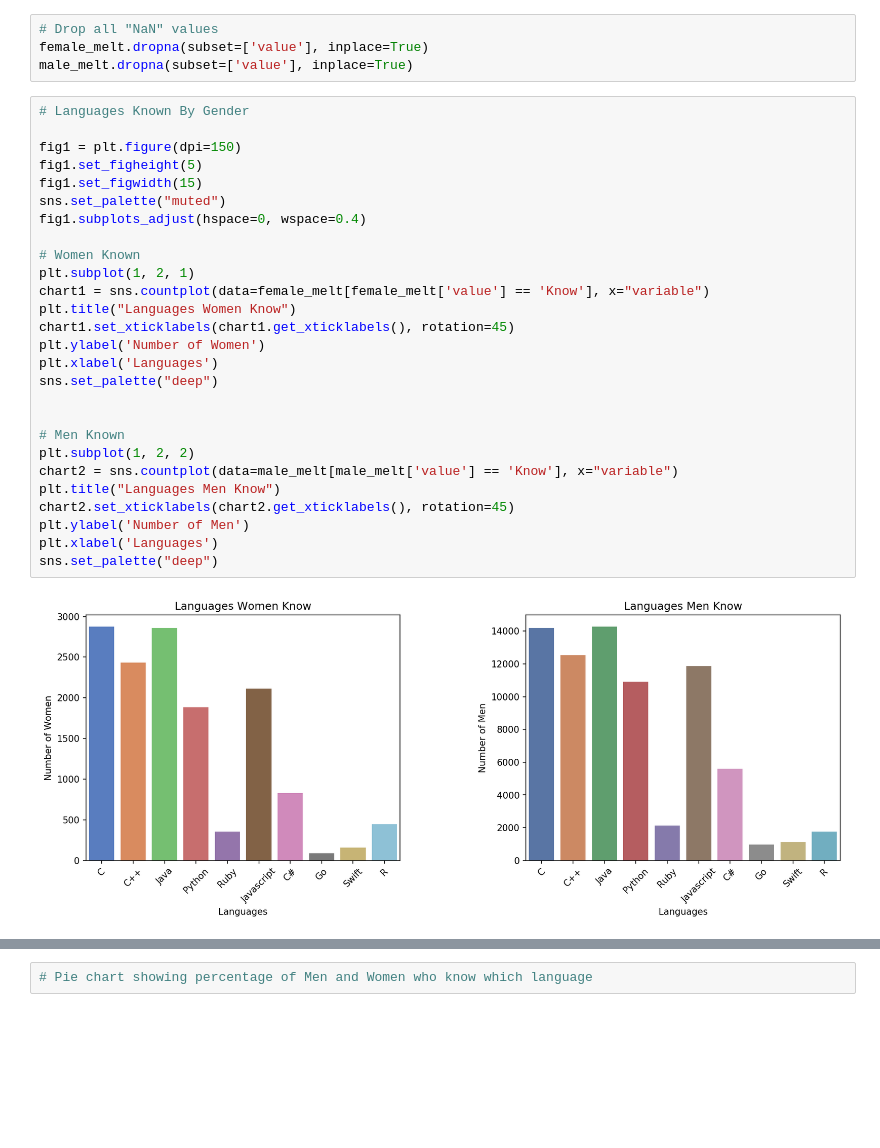
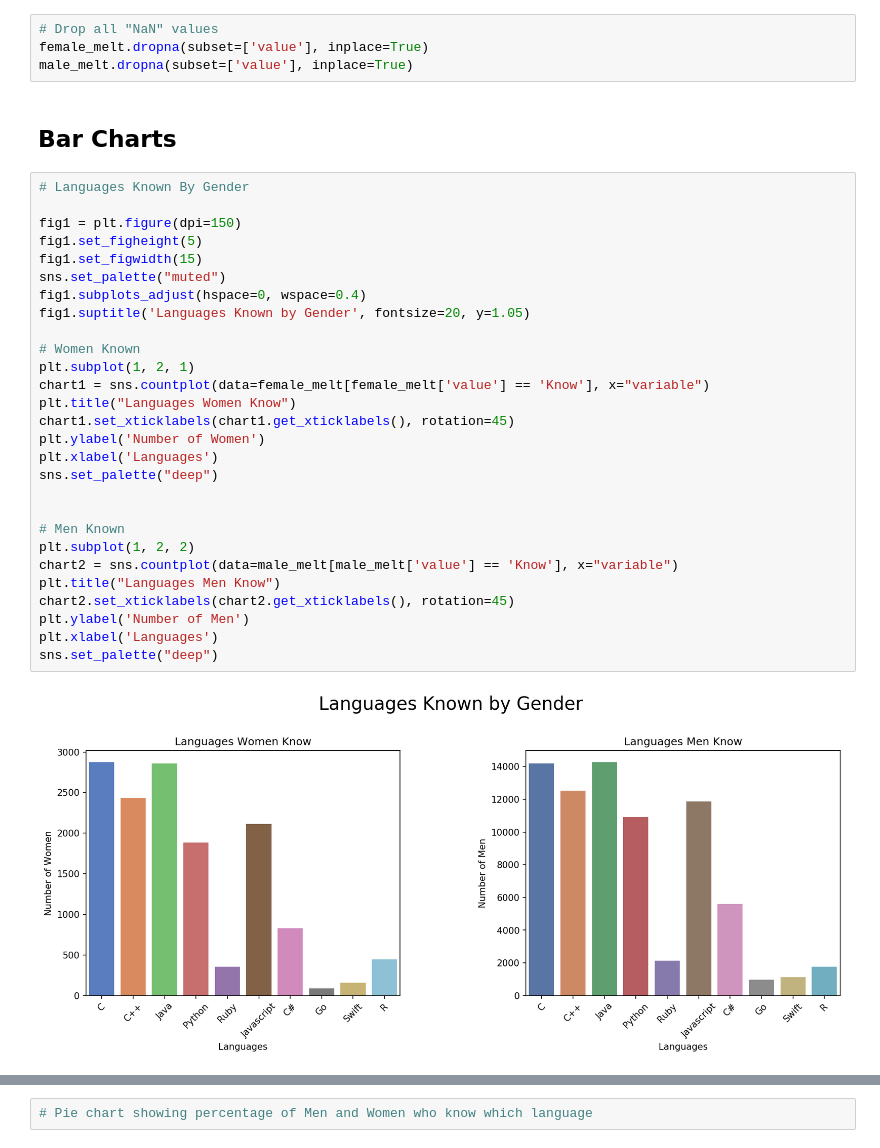
Before and after one commit to EricaTess/women-in-tech, a Jupyter notebook: clustering_project/Analysis.ipynb, the cells around one changed output, grey strips where cells are left out. Drawn from its saved outputs; the diff is of its cells as text; blank space fills up the shorter version.

```diff
--- a/clustering_project/Analysis.ipynb
+++ b/clustering_project/Analysis.ipynb
@@ -53,35 +60,38 @@ male_melt = pd.melt(male)
 # Drop all "NaN" values
 female_melt.dropna(subset=['value'], inplace=True)
 male_melt.dropna(subset=['value'], inplace=True)
+# %% [markdown]
+## Bar Charts
 # %%
 # Languages Known By Gender
 
 fig1 = plt.figure(dpi=150)
 fig1.set_figheight(5)
 fig1.set_figwidth(15)
 sns.set_palette("muted")
 fig1.subplots_adjust(hspace=0, wspace=0.4)
+fig1.suptitle('Languages Known by Gender', fontsize=20, y=1.05)
 
 # Women Known
 plt.subplot(1, 2, 1)
 chart1 = sns.countplot(data=female_melt[female_melt['value'] == 'Know'], x="variable")
 plt.title("Languages Women Know")
 chart1.set_xticklabels(chart1.get_xticklabels(), rotation=45)
 plt.ylabel('Number of Women')
 plt.xlabel('Languages')
 sns.set_palette("deep")
 
 
 # Men Known
 plt.subplot(1, 2, 2)
 chart2 = sns.countplot(data=male_melt[male_melt['value'] == 'Know'], x="variable")
 plt.title("Languages Men Know")
 chart2.set_xticklabels(chart2.get_xticklabels(), rotation=45)
 plt.ylabel('Number of Men')
 plt.xlabel('Languages')
 sns.set_palette("deep")
 # %% [output]
-[figure, old version]
+[figure, new version]
 # %%
 # Languages will Learn by Gender
 
```
Also changed, not shown: parts of 9 cells of this notebook.
